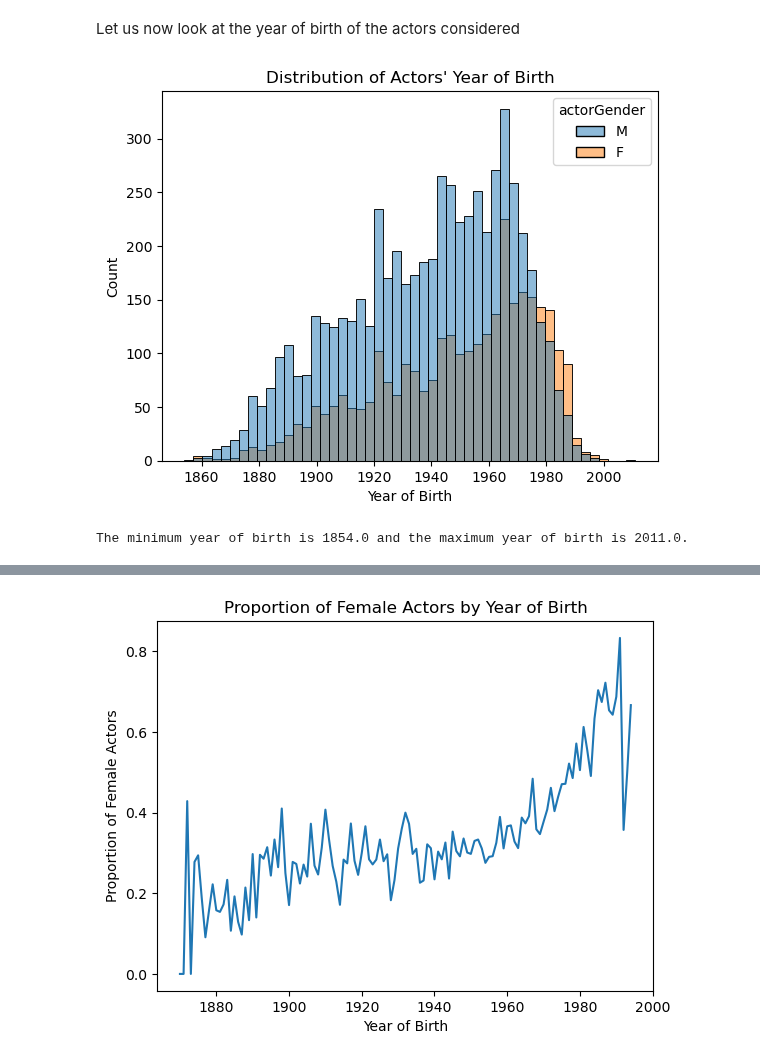
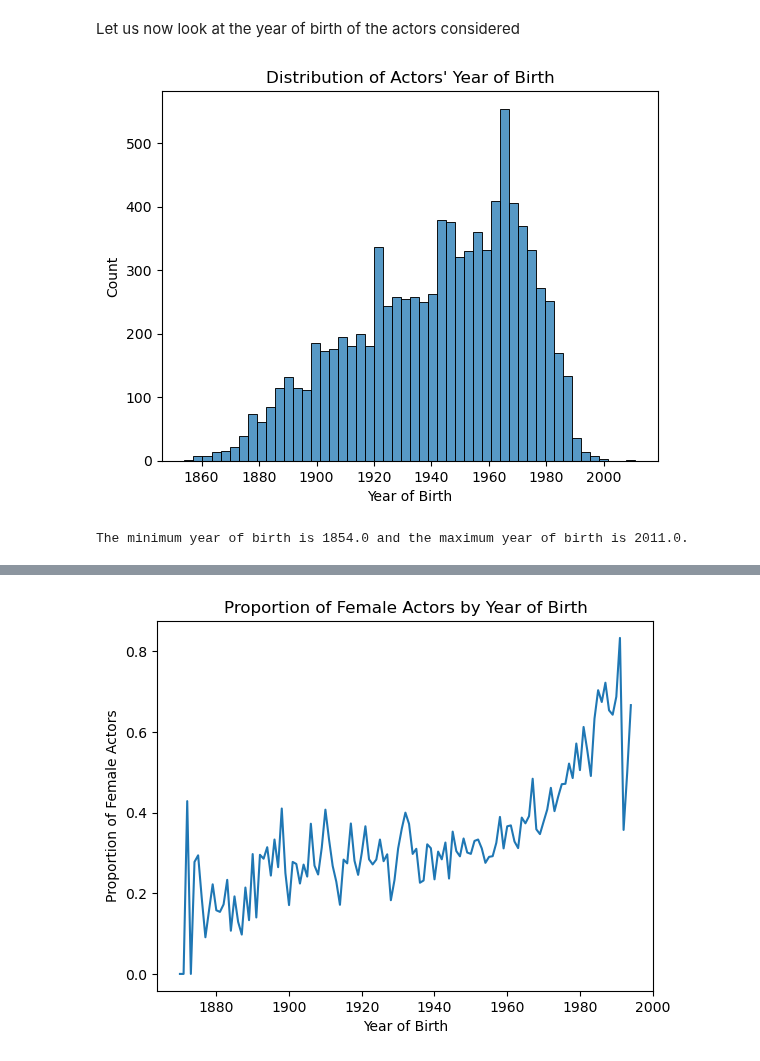
Before and after one commit to epfl-ada/ada-2023-project-lovelace, a Jupyter notebook: Code/project_milestone_2.ipynb, the cells around one changed output, grey strips where cells are left out. Saved outputs shown, nothing was run; the diff lists cells and outputs as text; code cells hidden in the pictures.

```diff
--- a/Code/project_milestone_2.ipynb
+++ b/Code/project_milestone_2.ipynb
@@ -709,18 +713,18 @@ Let us now look at the year of birth of the actors considered
 # %%
 actors_load['actorDOB'] = pd.to_datetime(actors_load['actorDOB'])
 actors_load['yearOfBirth'] = actors_load['actorDOB'].dt.year
 
 # Plot histogram
-sns.histplot(data=actors_load, x='yearOfBirth', bins=50, hue = 'actorGender')
+sns.histplot(data=actors_load, x='yearOfBirth', bins=50)
 plt.title("Distribution of Actors' Year of Birth")
 plt.xlabel("Year of Birth")
 plt.ylabel("Count")
 plt.show()
 
 min_year = actors_load['yearOfBirth'].min()
 max_year = actors_load['yearOfBirth'].max()
 
 print(f"The minimum year of birth is {min_year} and the maximum year of birth is {max_year}.")
 # %% [output]
-[figure, old version]
+[figure, new version]
 The minimum year of birth is 1854.0 and the maximum year of birth is 2011.0.
```
Also changed, not shown: parts of 7 cells of this notebook.
